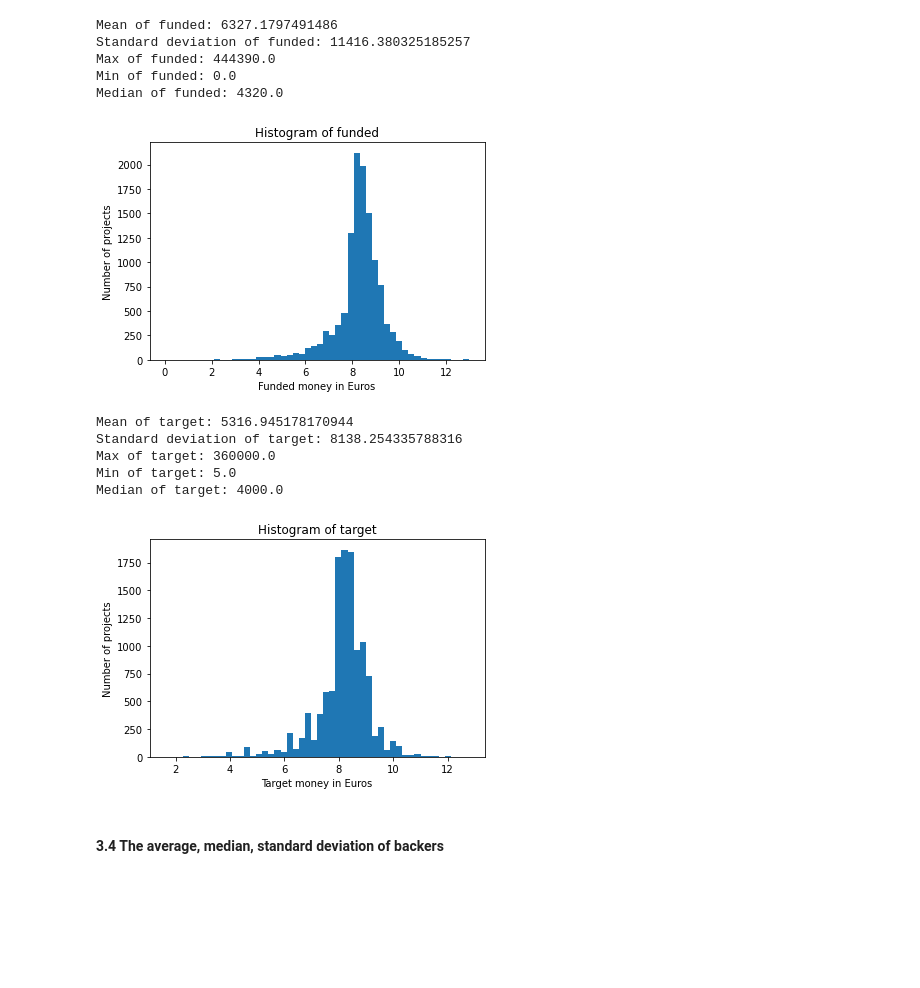
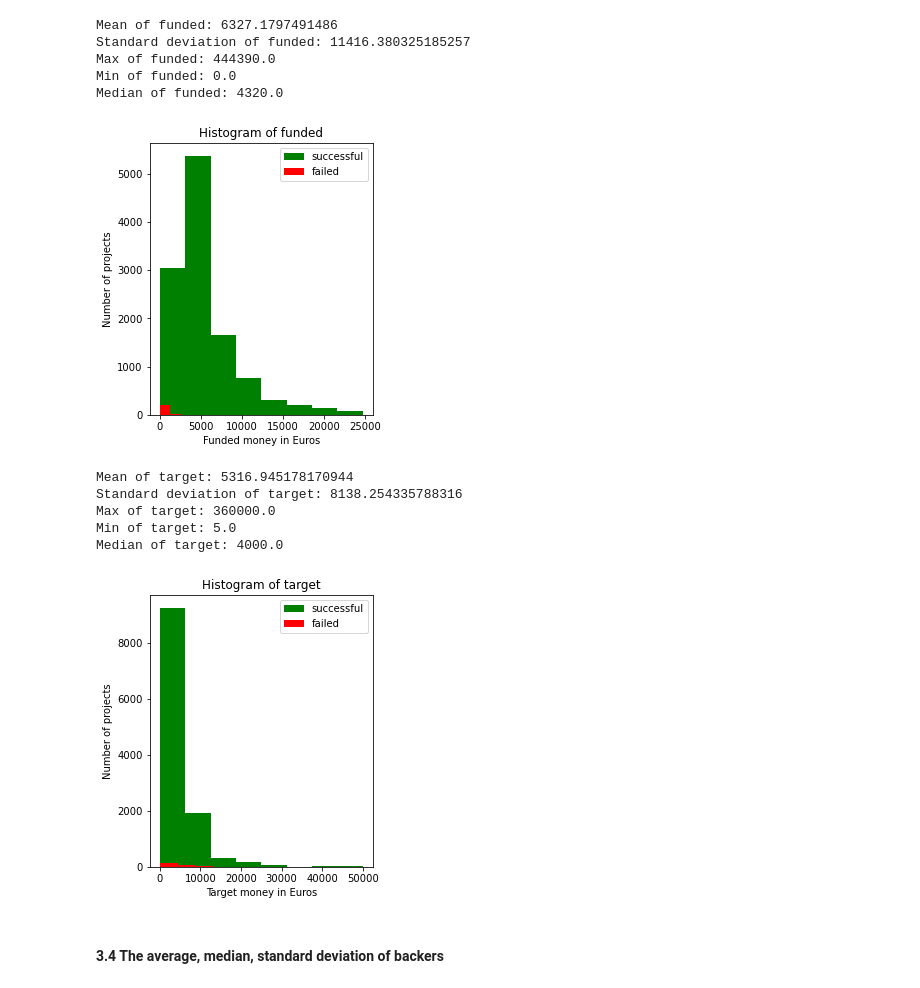
Before and after one commit to nghiadanh26/Crowdfunding, a Jupyter notebook: analyze_data.ipynb, the cells around one changed output. Saved outputs shown, nothing was run; the diff lists cells and outputs as text; code cells hidden in the pictures; blank space fills up the shorter version.

Commit message:
Update some histograms

```diff
--- a/analyze_data.ipynb
+++ b/analyze_data.ipynb
@@ -123,6 +123,8 @@ plt.show()
 #### 3.3 The average, median, standard deviation of funded, target
 # %%
 funded = pd.concat([s_projects['funded'],f_projects['funded']])
+s_funded = s_projects['funded']
+f_funded = f_projects['funded']
 print('Mean of funded: {}'.format(funded.mean()))
 print('Standard deviation of funded: {}'.format(funded.std()))
 print('Max of funded: {}'.format(funded.max()))
@@ -135,12 +137,15 @@ Max of funded: 444390.0
 Min of funded: 0.0
 Median of funded: 4320.0
 # %%
-plt.hist(np.log(funded[funded != 0]),bins=50)
+plt.figure(figsize=(4,5))
+plt.hist(s_funded[s_funded <= 25000],color = 'green', label = 'successful', bins=8)
+plt.hist(f_funded[f_funded <= 25000],color = 'red', label = 'failed', bins=8)
 plt.xlabel('Funded money in Euros')
 plt.ylabel('Number of projects')
 plt.title('Histogram of funded')
+plt.legend()
 plt.show()
 # %% [output]
-[figure, old version]
+[figure, new version]
 # %%
 target = pd.concat([s_projects['target'],f_projects['target']])
@@ -156,13 +163,16 @@ Max of target: 360000.0
 Min of target: 5.0
 Median of target: 4000.0
 # %%
-plt.hist(np.log(target),bins=50)
+plt.figure(figsize=(4,5))
+plt.hist(s_target[s_target <= 50000],color = 'green', label = 'successful', bins=8)
+plt.hist(f_target[f_target <= 50000],color = 'red', label = 'failed', bins=8)
 plt.xlabel('Target money in Euros')
 plt.ylabel('Number of projects')
 plt.title('Histogram of target')
+plt.legend()
 plt.show()
 # %% [output]
-[figure, old version]
+[figure, new version]
 # %% [markdown]
 #### 3.4 The average, median, standard deviation of backers
 # %%
```
Also changed, not shown: parts of 2 cells of this notebook.
